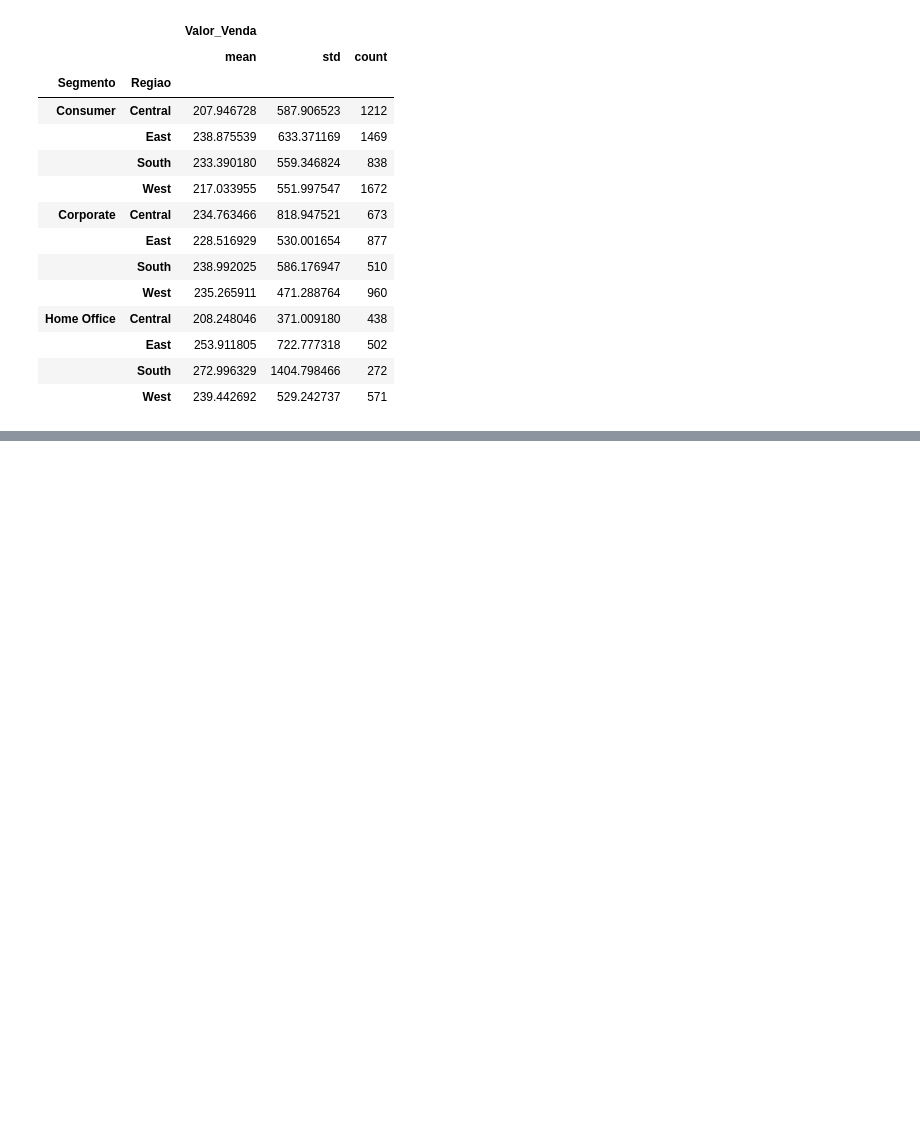
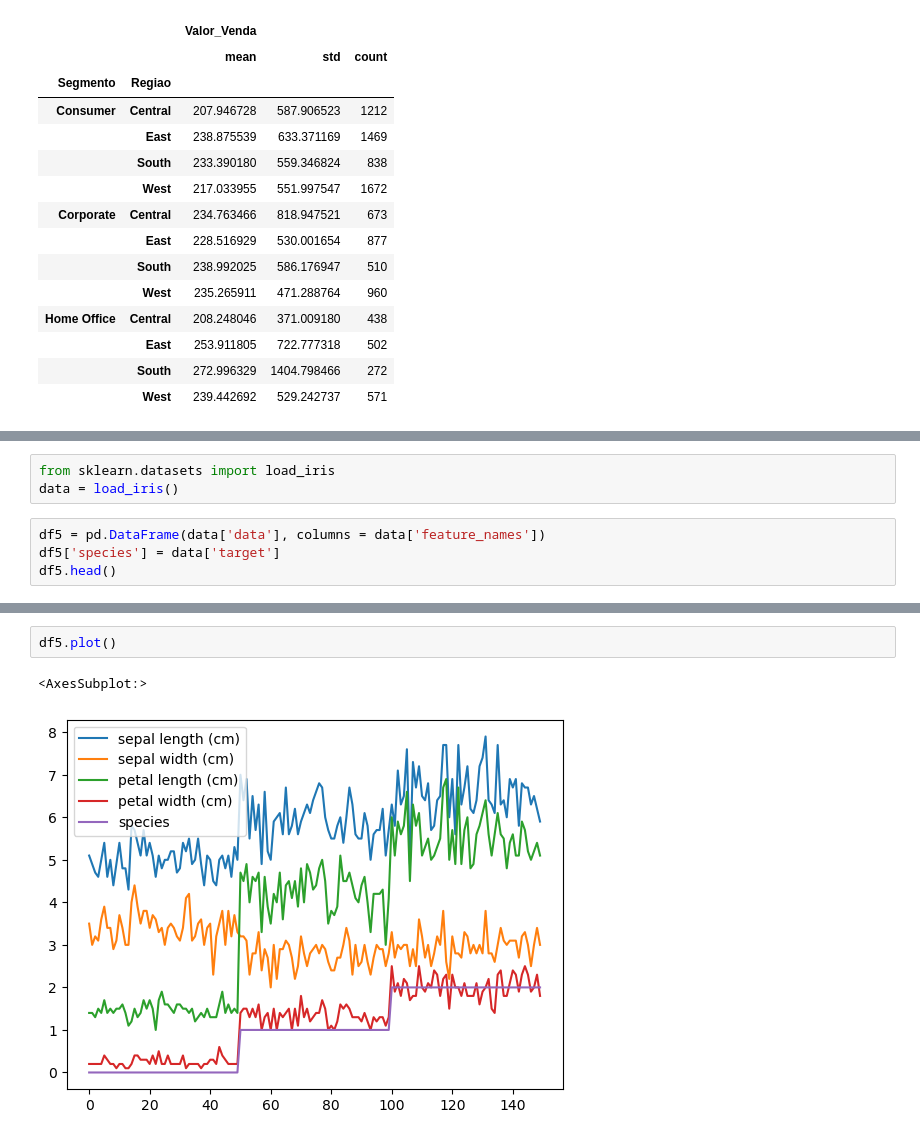
Before and after one commit to Dionmax/BurningMyBrain, a Jupyter notebook: PythonDSA/Cap10/pandas_df.ipynb, the cells around one changed output, grey strips where cells are left out. Cells and saved outputs as stored; diff of their text form; blank space fills up the shorter version.

```diff
--- a/PythonDSA/Cap10/pandas_df.ipynb
+++ b/PythonDSA/Cap10/pandas_df.ipynb
@@ -371,0 +480,7 @@ dsa_df[dsa_df.Segmento.str.startswith('Con')].head()
+# %%
+from sklearn.datasets import load_iris
+data = load_iris()
+# %%
+df5 = pd.DataFrame(data['data'], columns = data['feature_names'])
+df5['species'] = data['target']
+df5.head()
@@ -371,0 +494,5 @@ dsa_df[dsa_df.Segmento.str.startswith('Con')].head()
+# %%
+df5.plot()
+# %% [output]
+<AxesSubplot:>
+[figure, added]
```
Also changed, not shown: parts of 20 cells of this notebook.
